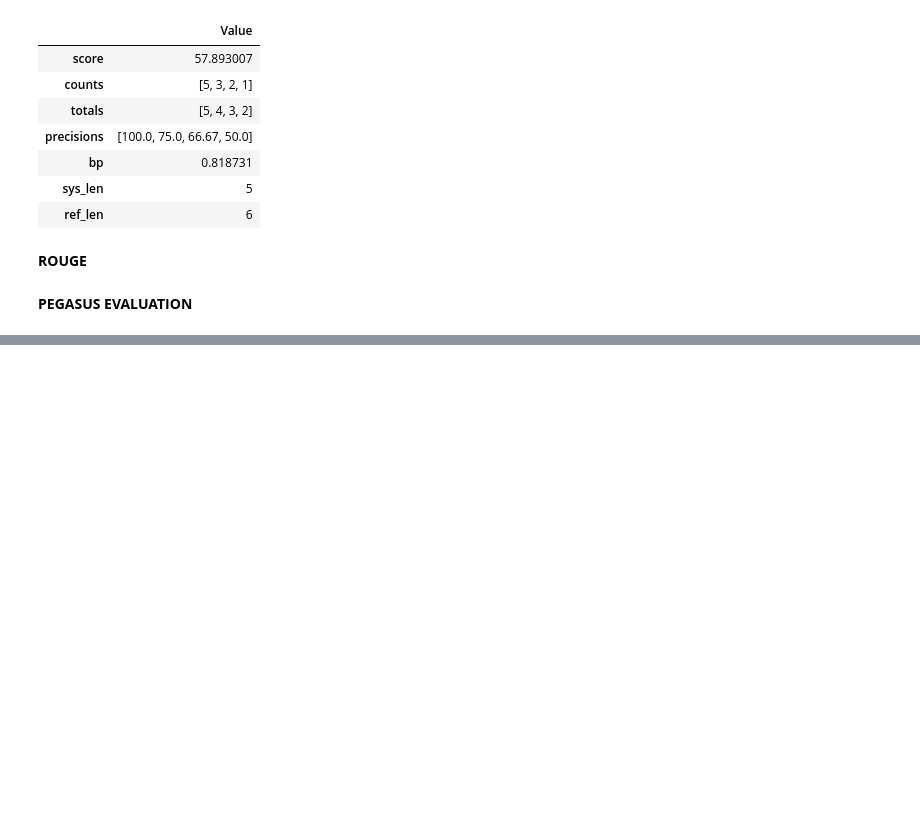
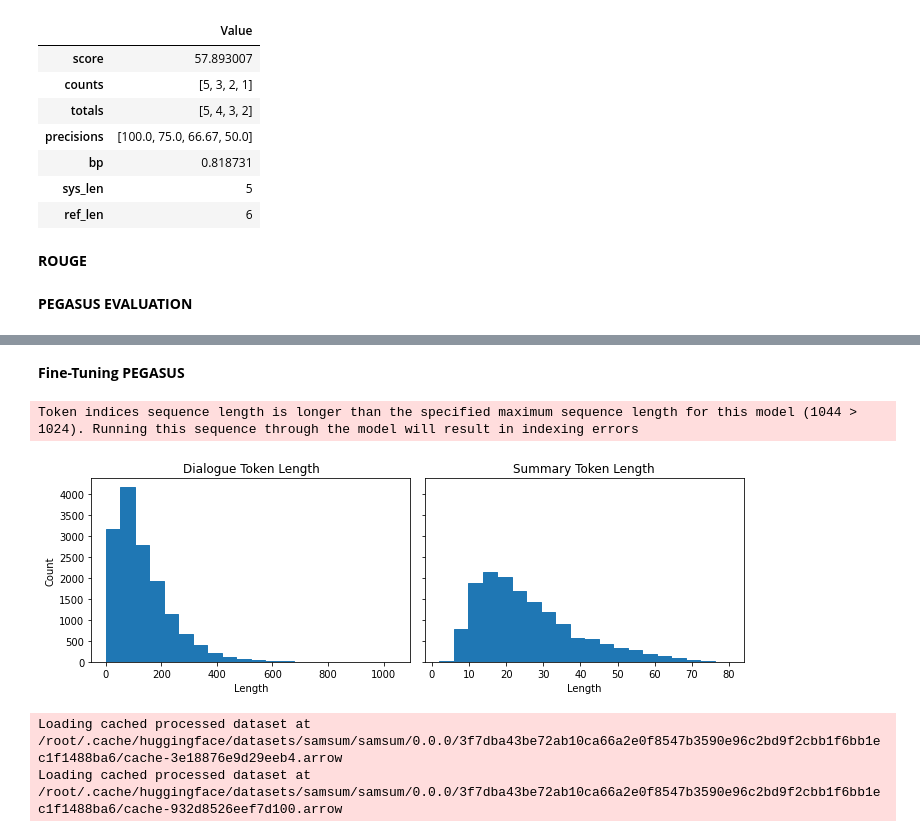
Before and after one commit to ThinamXx/Transformers_NLP, a Jupyter notebook: 02. NLP with Transformers/06. Summarization/Summarization.ipynb, the cells around one changed output, grey strips where cells are left out. Drawn from its saved outputs; the diff is of its cells as text; code cells hidden in the pictures; blank space fills up the shorter version.

```diff
--- a/02. NLP with Transformers/06. Summarization/Summarization.ipynb
+++ b/02. NLP with Transformers/06. Summarization/Summarization.ipynb
@@ -255,0 +260,10 @@ pd.DataFrame(rouge_dict, index=["pegasus"])                             # Creati
+# %%
+#@ LOADING SAMSUM DATASET:
+dataset_samsum = load_dataset("samsum")                                         # Loading samsum dataset.
+split_lengths = [len(dataset_samsum[split]) for split in dataset_samsum]        # Inspecting splits.
+print(f"Split lengths: {split_lengths}")                                        # Inspecting dataset splits.
+print(f"Features: {dataset_samsum['train'].column_names}")                      # Inspecting column names.
+print("\nDialogue: ")                                                           # Initialization.
+print(dataset_samsum["test"][0]["dialogue"])                                    # Inspecting dialogue.
+print("\nSummary: ")
+print(dataset_samsum["test"][0]["summary"])                                     # Inspecting summary.
@@ -255,0 +303,49 @@ pd.DataFrame(rouge_dict, index=["pegasus"])                             # Creati
+# %%
+#@ INITIALIZING ROUGE EVALUATION ON SAMSUM:
+rouge_metric = load_metric("rouge")                                             # Initializing rouge metric.
+rouge_names = ["rouge1", "rouge2", "rougeL", "rougeLsum"]                       # Initialization.
+model_ckpt = "google/pegasus-cnn_dailymail"                                     # Initializing model checkpoint.
+tokenizer = AutoTokenizer.from_pretrained(model_ckpt)                           # Initializing pretrained tokenizer.
+model = AutoModelForSeq2SeqLM.from_pretrained(model_ckpt).to(device)            # Initializing pretrained model.
+score = evaluate_summaries_pegasus(dataset_samsum["test"],
+                                   metric=rouge_metric, model=model,
+                                   tokenizer=tokenizer, column_text="dialogue",
+                                   column_summary="summary", batch_size=8)      # Getting rouge scores.
+rouge_dict = dict((rn, score[rn].mid.fmeasure) for rn in rouge_names)           # Creating dictionary of rouge scores.
+pd.DataFrame(rouge_dict, index=["pegasus"])                                     # Creating a dataframe.
+# %% [markdown]
+**Fine-Tuning PEGASUS**
+# %%
+#@ INSPECTING LENGTH DISTRIBUTIONS:
+d_len = [len(tokenizer.encode(s)) for s in dataset_samsum["train"]["dialogue"]]         # Initialization.
+s_len = [len(tokenizer.encode(s)) for s in dataset_samsum["train"]["summary"]]          # Initialization.
+fig, ax = plt.subplots(1, 2, figsize=(10, 3.5), sharey=True)                            # Initialization.
+ax[0].hist(d_len, bins=20, color="C0", edgecolor="C0")
+ax[0].set_title("Dialogue Token Length")
+ax[0].set_xlabel("Length")
+ax[0].set_ylabel("Count")
+ax[1].hist(s_len, bins=20, color="C0", edgecolor="C0")
+ax[1].set_title("Summary Token Length")
+ax[1].set_xlabel("Length")
+plt.tight_layout()
+plt.show()
+# %% [output]
+Token indices sequence length is longer than the specified maximum sequence length for this model (1044 > 1024). Running this sequence through the model will result in indexing errors
+[figure, added]
+# %%
+#@ PREPARING FEATURES FOR TRAINING:
+def convert_examples_to_features(example_batch):                                                # Defining function.
+    input_encodings = tokenizer(example_batch["dialogue"], max_length=1024, truncation=True)    # Initializing input encodings.
+    with tokenizer.as_target_tokenizer():
+        target_encodings = tokenizer(example_batch["summary"], max_length=128, truncation=True) # Initializing target encodings.
+    return {"input_ids": input_encodings["input_ids"],
+            "attention_mask": input_encodings["attention_mask"],
+            "labels": target_encodings["input_ids"]}                                            # Getting features.
+
+#@ IMPLEMENTATION OF FUNCTION:
+dataset_samsum_pt = dataset_samsum.map(convert_examples_to_features, batched=True)              # Creating features.
+columns = ["input_ids", "labels", "attention_mask"]                                             # Initialization.
+dataset_samsum_pt.set_format(type="torch", columns=columns)                                     # Converting into tensors.
+# %% [output]
+Loading cached processed dataset at /root/.cache/huggingface/datasets/samsum/samsum/0.0.0/3f7dba43be72ab10ca66a2e0f8547b3590e96c2bd9f2cbb1f6bb1ec1f1488ba6/cache-3e18876e9d29eeb4.arrow
+Loading cached processed dataset at /root/.cache/huggingface/datasets/samsum/samsum/0.0.0/3f7dba43be72ab10ca66a2e0f8547b3590e96c2bd9f2cbb1f6bb1ec1f1488ba6/cache-932d8526eef7d100.arrow
```
Also changed, not shown: parts of 9 cells of this notebook.
